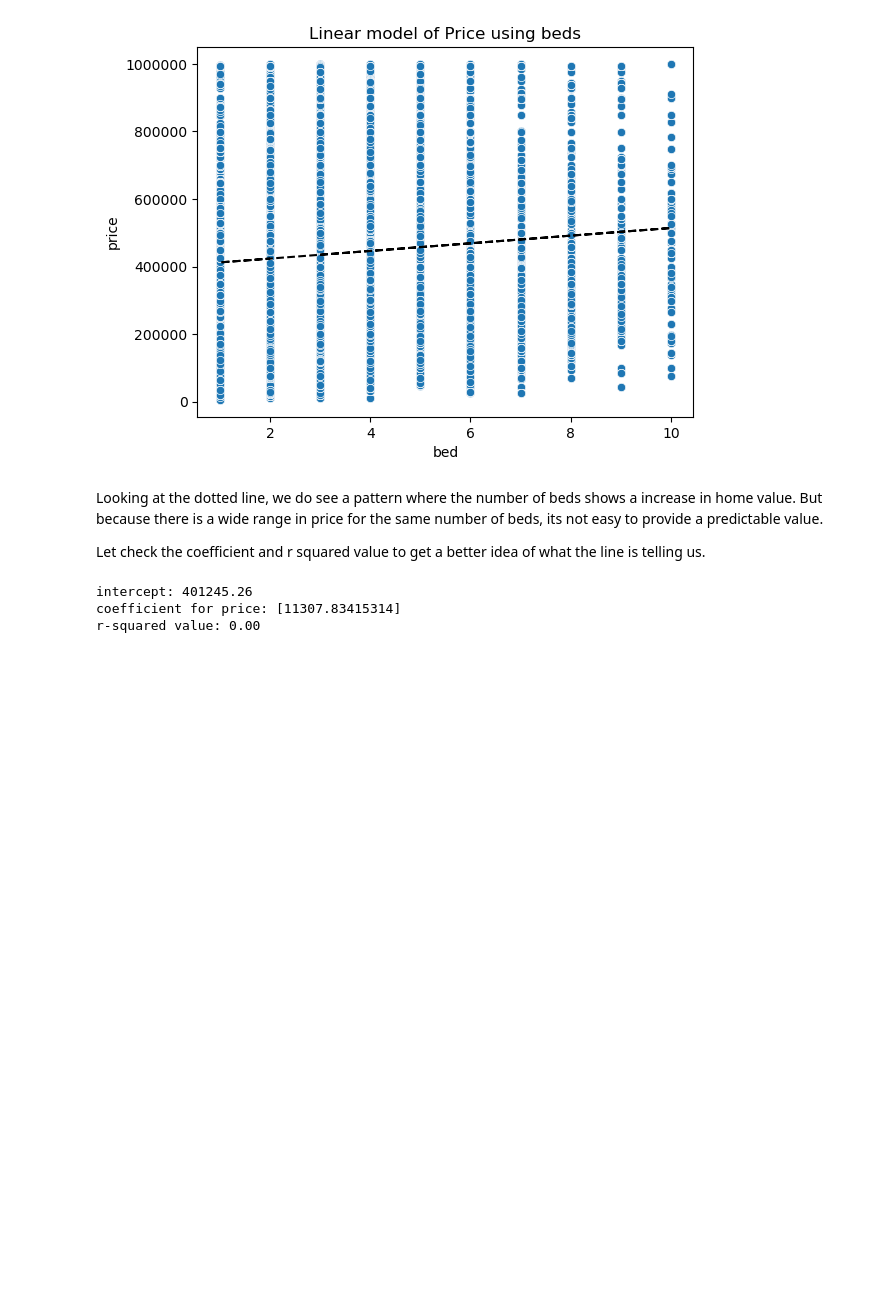
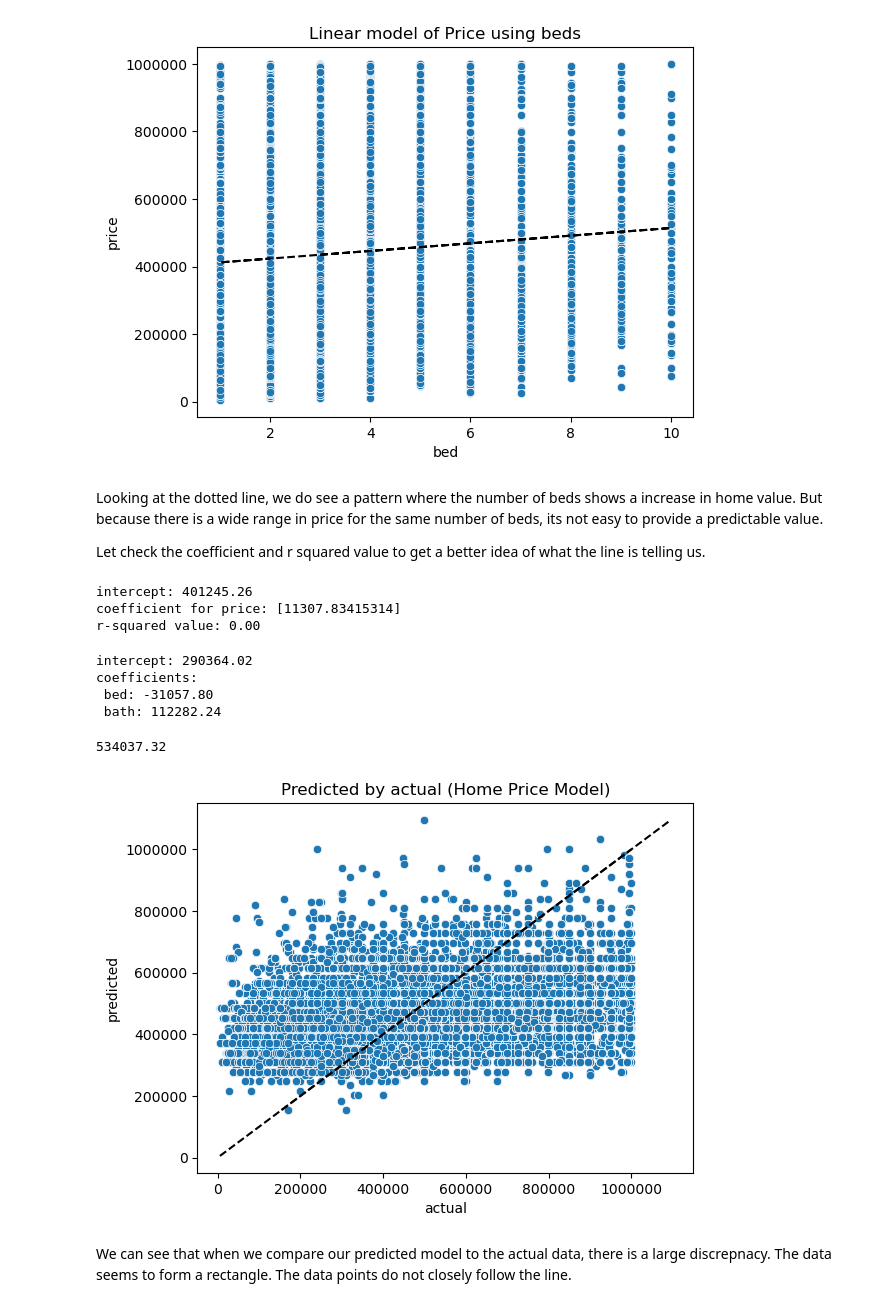
Before and after one commit to itoptics/CST383, a Jupyter notebook: Real_Estate_Data.ipynb, the cells around one changed output. Cells and saved outputs as stored; diff of their text form; code cells hidden in the pictures; blank space fills up the shorter version.

```diff
--- a/Real_Estate_Data.ipynb
+++ b/Real_Estate_Data.ipynb
@@ -216,3 +214,46 @@ print(f'r-squared value: {reg.score(X,y):.2f}')
 intercept: 401245.26
 coefficient for price: [11307.83415314]
 r-squared value: 0.00
+# %%
+predictors = ['bed', 'bath']
+
+X = df[predictors]
+y = df['price']
+
+reg2 = LinearRegression()
+reg2.fit(X,y)
+
+print(f'intercept: {reg2.intercept_:.2f}')
+print('coefficients:')
+for i, coef in enumerate(reg2.coef_):
+    print(f' {predictors[i]}: {coef:.2f}')
+# %% [output]
+intercept: 290364.02
+coefficients:
+ bed: -31057.80
+ bath: 112282.24
+# %%
+matrix = pd.DataFrame({'bed': [3], 'bath': [3]})
+
+results = reg2.predict(matrix)[0]
+print(f'{results:.2f}')
+# %% [output]
+534037.32
+# %%
+def plot_actual_predicted(actual, predicted, title):
+    sns.scatterplot(x=actual, y=predicted)
+    a = (np.min(actual),np.min(predicted))
+    b = (np.max(actual),np.max(predicted))
+
+    plt.plot((a,b), (a,b), linestyle='dashed', color='black')
+
+    plt.title(title)
+    plt.xlabel('actual')
+    plt.ylabel('predicted')
+    plt.ticklabel_format(style='plain')
+
+plot_actual_predicted(y, reg2.predict(X), 'Predicted by actual (Home Price Model)')
+# %% [output]
+[figure, added]
+# %% [markdown]
+We can see that when we compare our predicted model to the actual data, there is a large discrepnacy. The data seems to form a rectangle. The data points do not closely follow the line.
```
Also changed, not shown: parts of 1 cell of this notebook.
